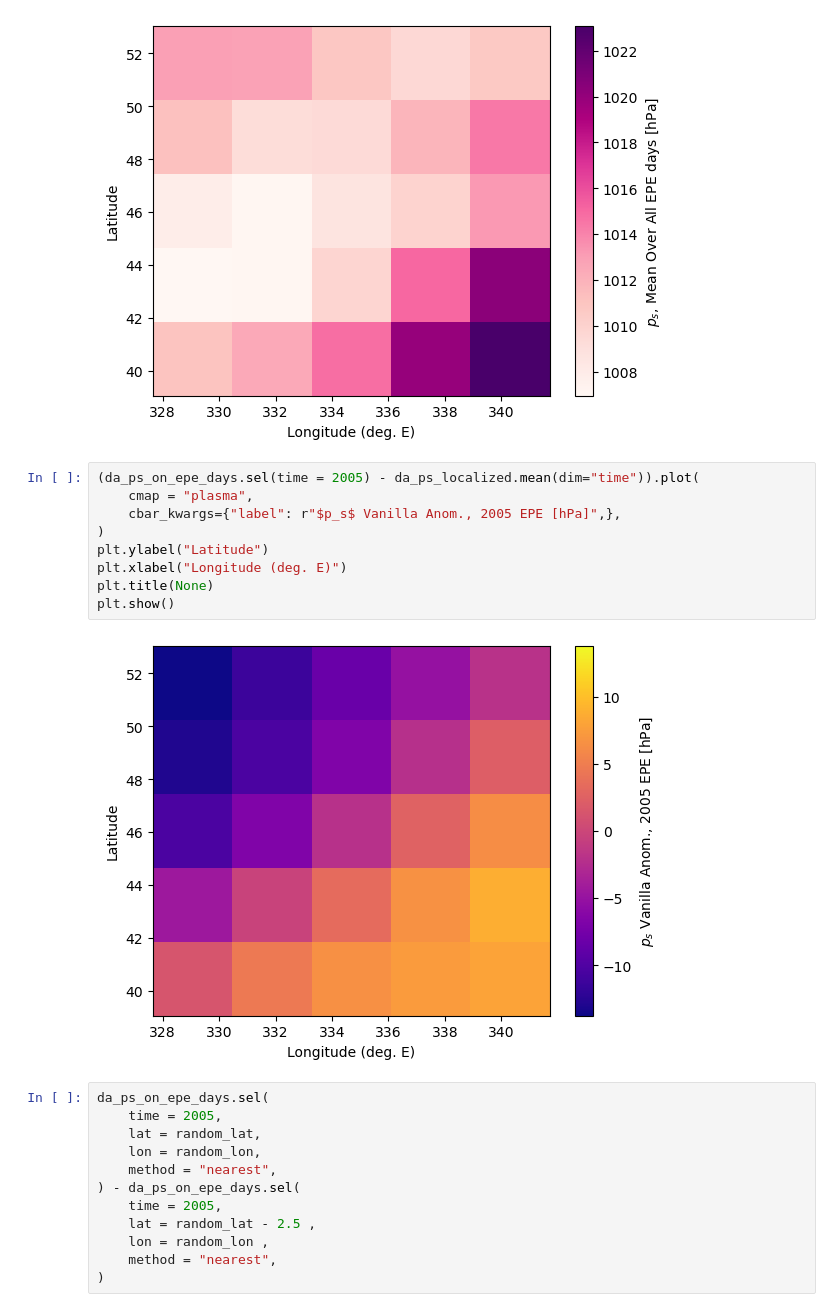
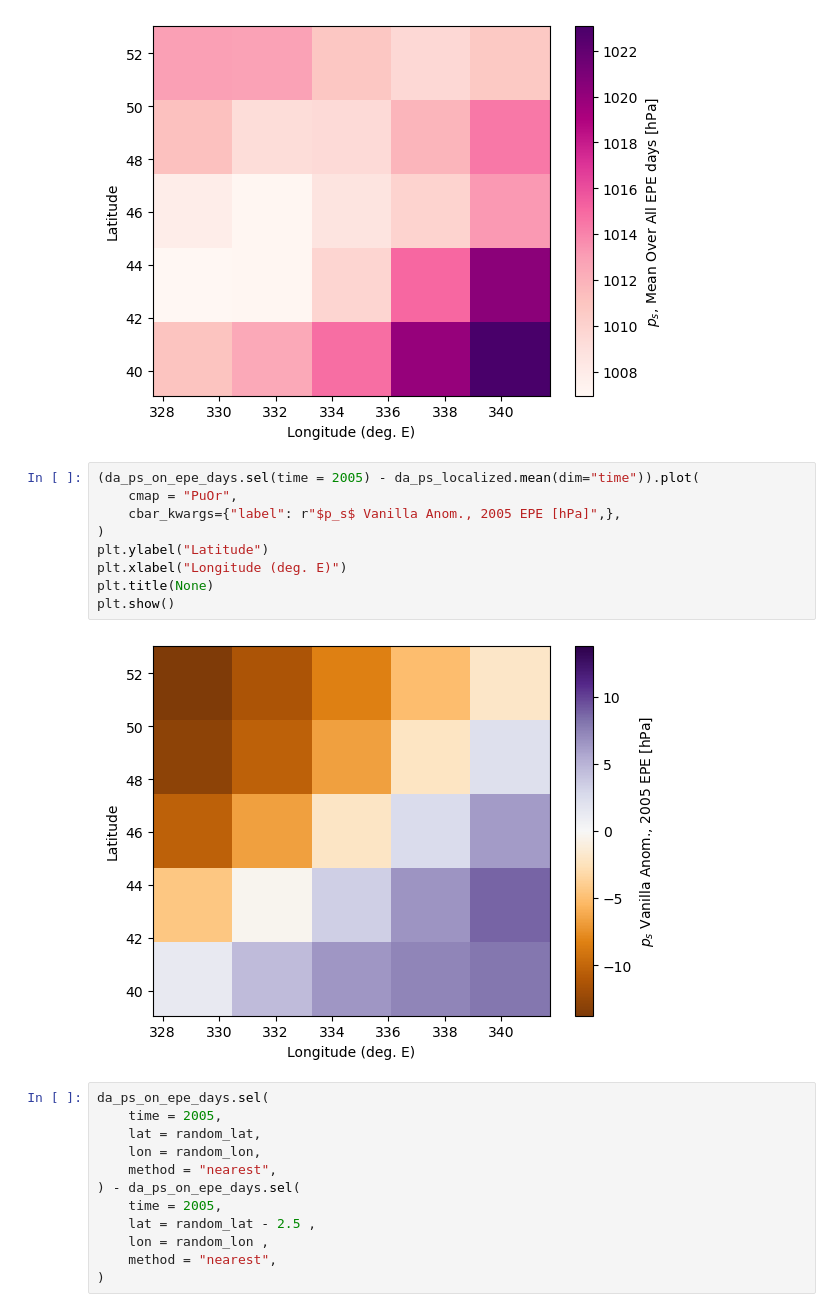
Before and after one commit to ageorgemorgan/epe-analysis, a Jupyter notebook: ps_localized.ipynb, the cells around one changed output. Drawn from its saved outputs; the diff is of its cells as text.

```diff
--- a/ps_localized.ipynb
+++ b/ps_localized.ipynb
@@ -126,15 +126,15 @@ plt.show()
 [figure]
 # %%
 (da_ps_on_epe_days.sel(time = 2005) - da_ps_localized.mean(dim="time")).plot(
-    cmap = "plasma",
+    cmap = "PuOr",
     cbar_kwargs={"label": r"$p_s$ Vanilla Anom., 2005 EPE [hPa]",},
 )
 plt.ylabel("Latitude")
 plt.xlabel("Longitude (deg. E)")
 plt.title(None)
 plt.show()
 # %% [output]
-[figure, old version]
+[figure, new version]
 # %%
 da_ps_on_epe_days.sel(
     time = 2005,
```
Also changed, not shown: parts of 4 cells of this notebook, 2 other files.
